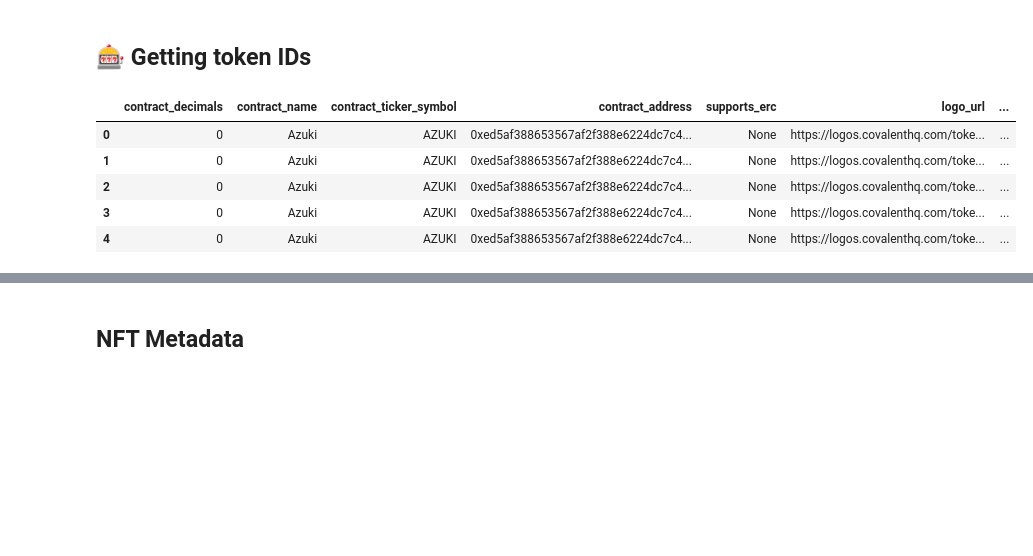
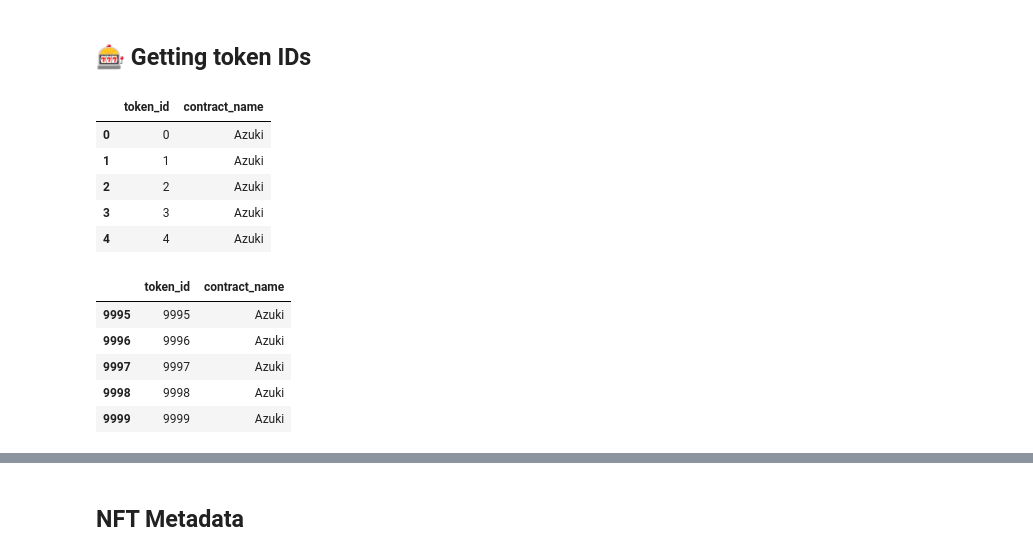
Before and after one commit to mmsaki/nft-trading-analysis, a Jupyter notebook: azuki_analysis.ipynb, the cells around one changed output, grey strips where cells are left out. Cells and saved outputs as stored; diff of their text form; code cells hidden in the pictures; blank space fills up the shorter version.

```diff
--- a/azuki_analysis.ipynb
+++ b/azuki_analysis.ipynb
@@ -33,24 +33,34 @@ str
 # %%
 # Append url for our api
 url = "https://api.covalenthq.com/v1"
 chain_id = "/1"
 
 # Add search queries to api url
 contract_address = "/0xED5AF388653567Af2F388E6224dC7C4b3241C544"
 api_key = "/?key=" + API_KEY
 
 url_tokens = url + chain_id + "/tokens" + contract_address + "/nft_token_ids" + api_key #+ "&format=csv"
 
 # Create variale for our requests data
 nft_tokens = requests.get(url_tokens).json()
 
 # Display dataframe
 token_IDS = pd.DataFrame(nft_tokens['data']['items'])
-token_IDS.head()
+
+# token_IDS = token_IDS.set_index()
+token_IDS = pd.DataFrame(token_IDS, columns = ['token_id','contract_name'])
+display(token_IDS.head())
+display(token_IDS.tail())
 # %% [output]
-|  | contract_decimals | contract_name | contract_ticker_symbol | contract_address | supports_erc | logo_url | ... |
-| 0 | 0 | Azuki | AZUKI | 0xed5af388653567af2f388e6224dc7c4... | None | https://logos.covalenthq.com/toke... | ... |
-| 1 | 0 | Azuki | AZUKI | 0xed5af388653567af2f388e6224dc7c4... | None | https://logos.covalenthq.com/toke... | ... |
-| 2 | 0 | Azuki | AZUKI | 0xed5af388653567af2f388e6224dc7c4... | None | https://logos.covalenthq.com/toke... | ... |
-| 3 | 0 | Azuki | AZUKI | 0xed5af388653567af2f388e6224dc7c4... | None | https://logos.covalenthq.com/toke... | ... |
-| 4 | 0 | Azuki | AZUKI | 0xed5af388653567af2f388e6224dc7c4... | None | https://logos.covalenthq.com/toke... | ... |
+|  | token_id | contract_name |
+| 0 | 0 | Azuki |
+| 1 | 1 | Azuki |
+| 2 | 2 | Azuki |
+| 3 | 3 | Azuki |
+| 4 | 4 | Azuki |
+|  | token_id | contract_name |
+| 9995 | 9995 | Azuki |
+| 9996 | 9996 | Azuki |
+| 9997 | 9997 | Azuki |
+| 9998 | 9998 | Azuki |
+| 9999 | 9999 | Azuki |
```
Also changed, not shown: parts of 14 cells of this notebook.
